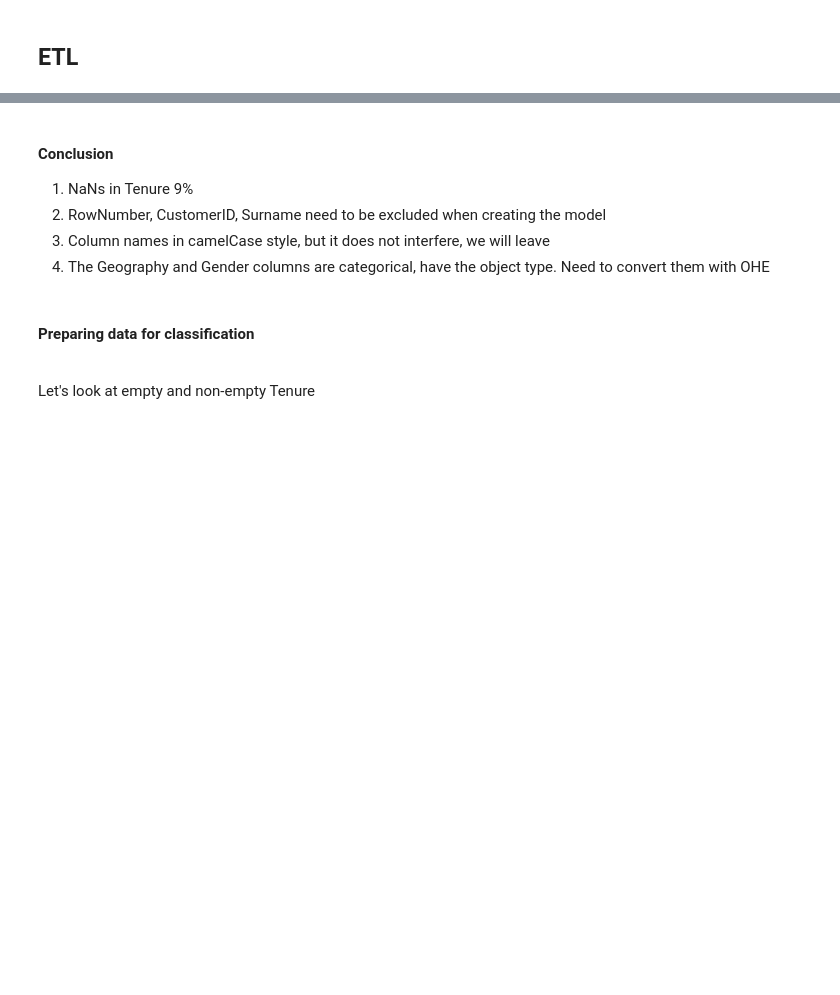
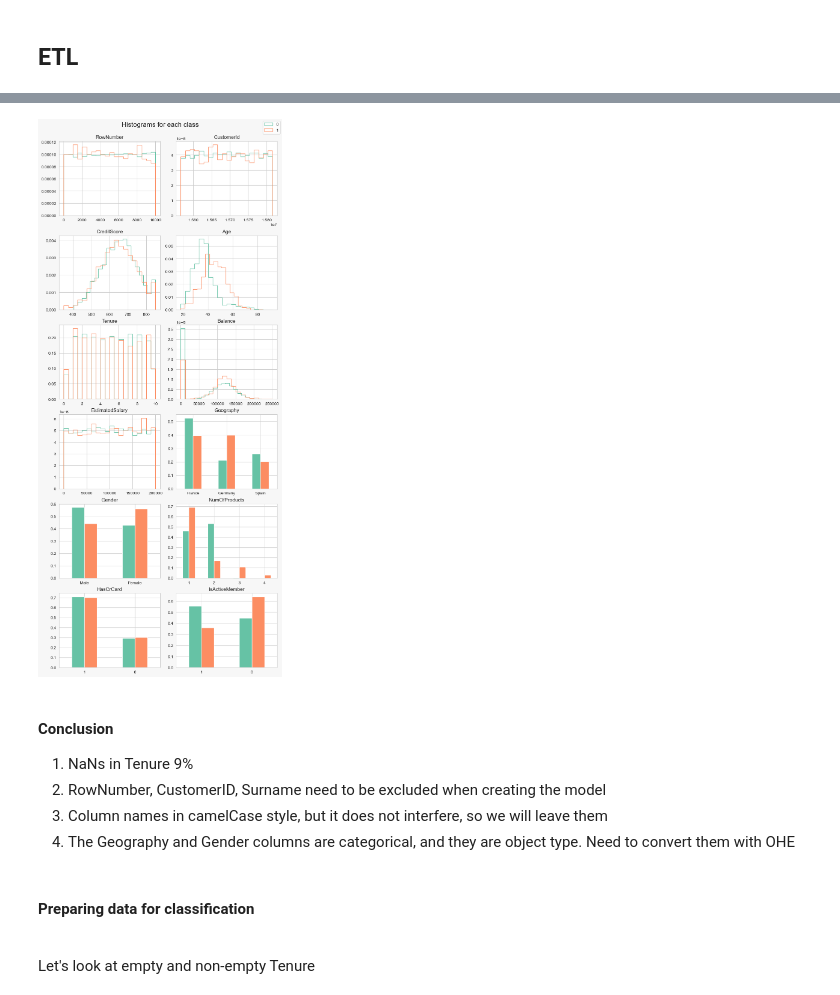
Before and after one commit to RadarYV/Pet-projects, a Jupyter notebook: Classification/classification_churn.ipynb, the cells around one changed output, grey strips where cells are left out. Cells and saved outputs as stored; diff of their text form; code cells hidden in the pictures; blank space fills up the shorter version.

```diff
--- a/Classification/classification_churn.ipynb
+++ b/Classification/classification_churn.ipynb
@@ -392,12 +461,21 @@ _other_     9619
 dtype: int64
   Unique: 3
 ... (4 outputs left out)
+# %%
+draw_classes_hists(
+    df,
+    col_class_id='Exited',
+    list_numerical= ['RowNumber', 'CustomerId', 'CreditScore', 'Age', 'Tenure', 'Balance', 'EstimatedSalary'],
+    list_categorical=['Geography', 'Gender', 'NumOfProducts', 'HasCrCard', 'IsActiveMember']
+    )
+# %% [output]
+[figure, added]
 # %% [markdown]
 #### Conclusion
 1. NaNs in Tenure 9%
 2. RowNumber, CustomerID, Surname need to be excluded when creating the model
-3. Column names in camelCase style, but it does not interfere, we will leave
-4. The Geography and Gender columns are categorical, have the object type. Need to convert them with OHE
+3. Column names in camelCase style, but it does not interfere, so we will leave them
+4. The Geography and Gender columns are categorical, and they are object type. Need to convert them with OHE
 # %% [markdown]
 #### Preparing data for classification
 <br>
```
Also changed, not shown: parts of 3 cells of this notebook.
